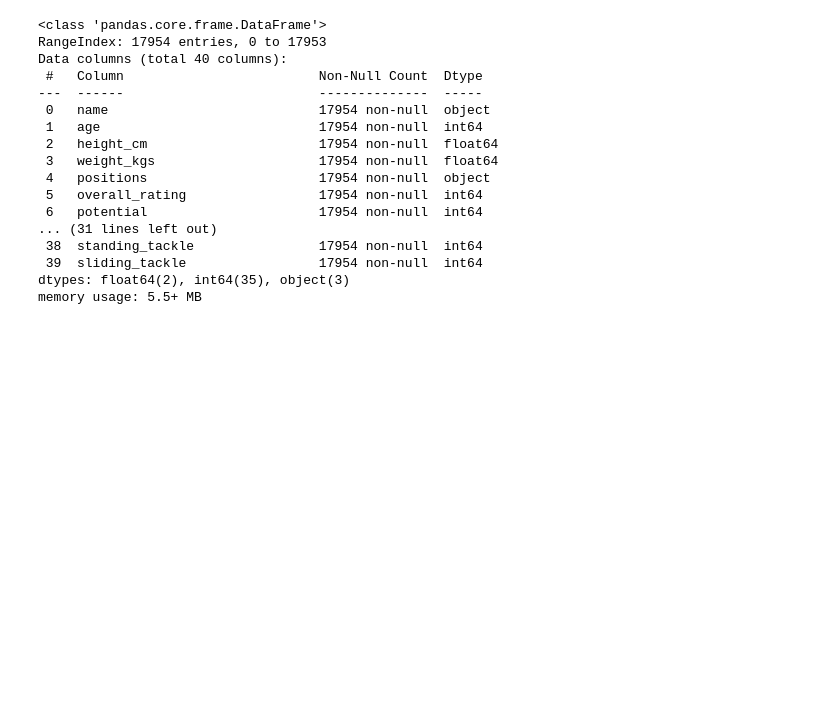
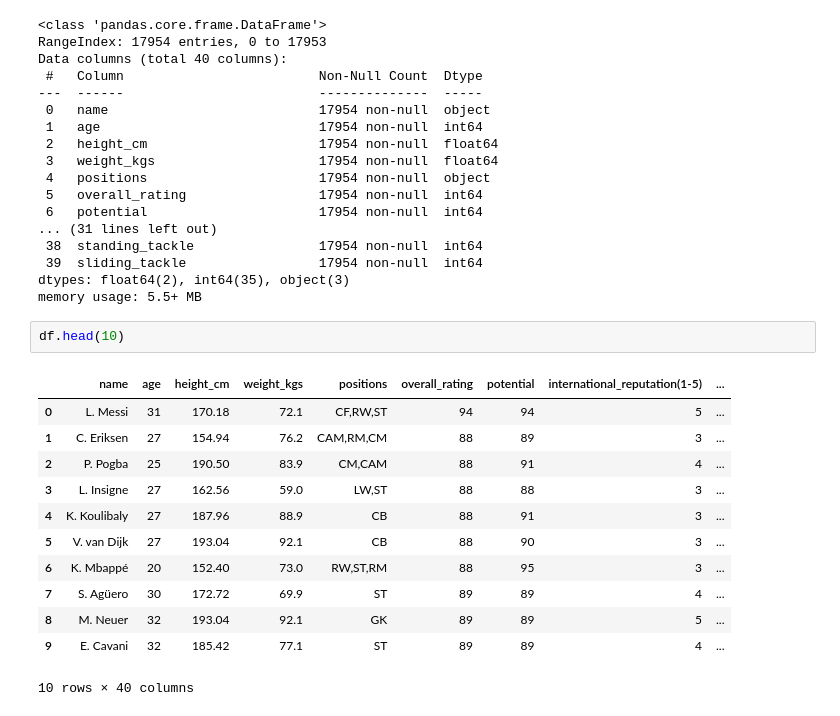
Before and after one commit to AbuBakkar32/Machine-Learning-Practice, a Jupyter notebook: Data_Analysis_Visualization_Pediction/football_Data_EDA.ipynb, the cells around one changed output. Drawn from its saved outputs; the diff is of its cells as text; blank space fills up the shorter version.

```diff
--- a/Data_Analysis_Visualization_Pediction/football_Data_EDA.ipynb
+++ b/Data_Analysis_Visualization_Pediction/football_Data_EDA.ipynb
@@ -198,3 +198,18 @@ Data columns (total 40 columns):
  39  sliding_tackle                 17954 non-null  int64
 dtypes: float64(2), int64(35), object(3)
 memory usage: 5.5+ MB
+# %%
+df.head(10)
+# %% [output]
+|  | name | age | height_cm | weight_kgs | positions | overall_rating | potential | international_reputation(1-5) | ... |
+| 0 | L. Messi | 31 | 170.18 | 72.1 | CF,RW,ST | 94 | 94 | 5 | ... |
+| 1 | C. Eriksen | 27 | 154.94 | 76.2 | CAM,RM,CM | 88 | 89 | 3 | ... |
+| 2 | P. Pogba | 25 | 190.50 | 83.9 | CM,CAM | 88 | 91 | 4 | ... |
+| 3 | L. Insigne | 27 | 162.56 | 59.0 | LW,ST | 88 | 88 | 3 | ... |
+| 4 | K. Koulibaly | 27 | 187.96 | 88.9 | CB | 88 | 91 | 3 | ... |
+| 5 | V. van Dijk | 27 | 193.04 | 92.1 | CB | 88 | 90 | 3 | ... |
+| 6 | K. Mbappé | 20 | 152.40 | 73.0 | RW,ST,RM | 88 | 95 | 3 | ... |
+| 7 | S. Agüero | 30 | 172.72 | 69.9 | ST | 89 | 89 | 4 | ... |
+| 8 | M. Neuer | 32 | 193.04 | 92.1 | GK | 89 | 89 | 5 | ... |
+| 9 | E. Cavani | 32 | 185.42 | 77.1 | ST | 89 | 89 | 4 | ... |
+10 rows × 40 columns
```
